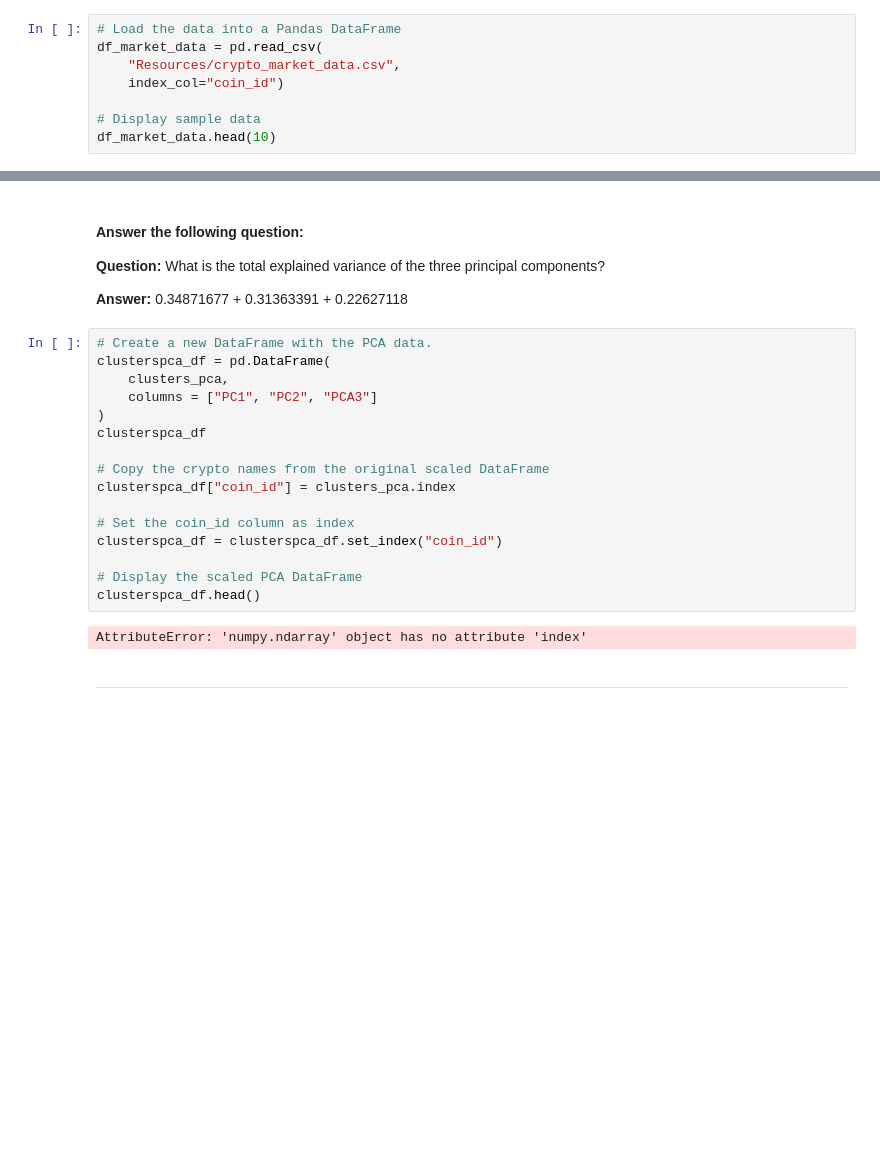
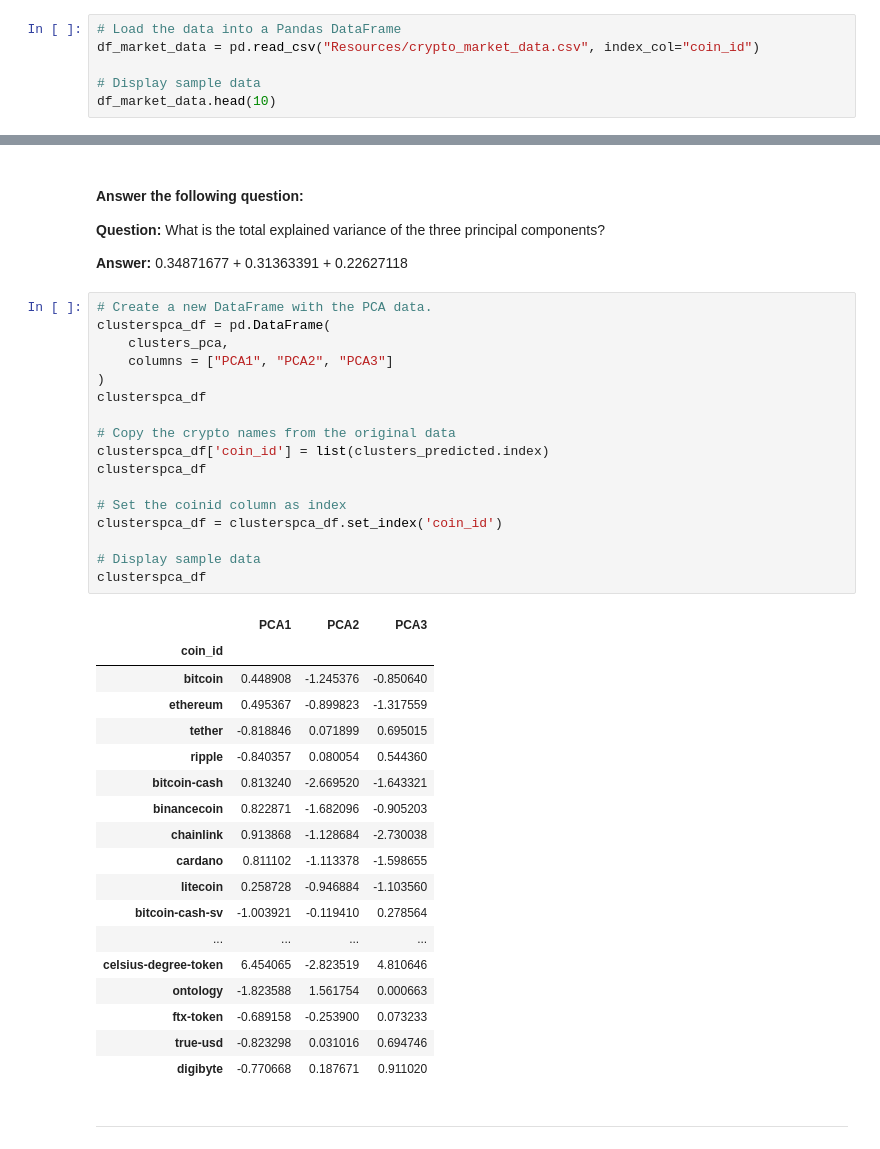
Before and after one commit to coopachupa/CryptoClustering, a Jupyter notebook: Crypto_Clustering_Homework.ipynb, the cells around one changed output, grey strips where cells are left out. Drawn from its saved outputs; the diff is of its cells as text; blank space fills up the shorter version.

```diff
--- a/Crypto_Clustering_Homework.ipynb
+++ b/Crypto_Clustering_Homework.ipynb
@@ -11,9 +11,7 @@ from sklearn.preprocessing import StandardScaler
 [interactive output not drawn]
 # %%
 # Load the data into a Pandas DataFrame
-df_market_data = pd.read_csv(
-    "Resources/crypto_market_data.csv",
-    index_col="coin_id")
+df_market_data = pd.read_csv("Resources/crypto_market_data.csv", index_col="coin_id")
 
 # Display sample data
 df_market_data.head(10)
@@ -233,21 +246,39 @@ array([0.34871677, 0.31363391, 0.22627118])
 # %%
 # Create a new DataFrame with the PCA data.
 clusterspca_df = pd.DataFrame(
     clusters_pca,
-    columns = ["PC1", "PC2", "PCA3"]
+    columns = ["PCA1", "PCA2", "PCA3"]
 )
 clusterspca_df
 
-# Copy the crypto names from the original scaled DataFrame
-clusterspca_df["coin_id"] = clusters_pca.index
+# Copy the crypto names from the original data
+clusterspca_df['coin_id'] = list(clusters_predicted.index)
+clusterspca_df
 
-# Set the coin_id column as index
-clusterspca_df = clusterspca_df.set_index("coin_id")
+# Set the coinid column as index
+clusterspca_df = clusterspca_df.set_index('coin_id')
 
-# Display the scaled PCA DataFrame
-clusterspca_df.head()
+# Display sample data
+clusterspca_df
 # %% [output]
-AttributeError: 'numpy.ndarray' object has no attribute 'index'
+|  | PCA1 | PCA2 | PCA3 |
+| coin_id |  |  |  |
+| bitcoin | 0.448908 | -1.245376 | -0.850640 |
+| ethereum | 0.495367 | -0.899823 | -1.317559 |
+| tether | -0.818846 | 0.071899 | 0.695015 |
+| ripple | -0.840357 | 0.080054 | 0.544360 |
+| bitcoin-cash | 0.813240 | -2.669520 | -1.643321 |
+| binancecoin | 0.822871 | -1.682096 | -0.905203 |
+| chainlink | 0.913868 | -1.128684 | -2.730038 |
+| cardano | 0.811102 | -1.113378 | -1.598655 |
+| litecoin | 0.258728 | -0.946884 | -1.103560 |
+| bitcoin-cash-sv | -1.003921 | -0.119410 | 0.278564 |
+| ... | ... | ... | ... |
+| celsius-degree-token | 6.454065 | -2.823519 | 4.810646 |
+| ontology | -1.823588 | 1.561754 | 0.000663 |
+| ftx-token | -0.689158 | -0.253900 | 0.073233 |
+| true-usd | -0.823298 | 0.031016 | 0.694746 |
+| digibyte | -0.770668 | 0.187671 | 0.911020 |
 # %% [markdown]
 ---
 # %% [markdown]
```
Also changed, not shown: parts of 10 cells of this notebook, 2 other files.
